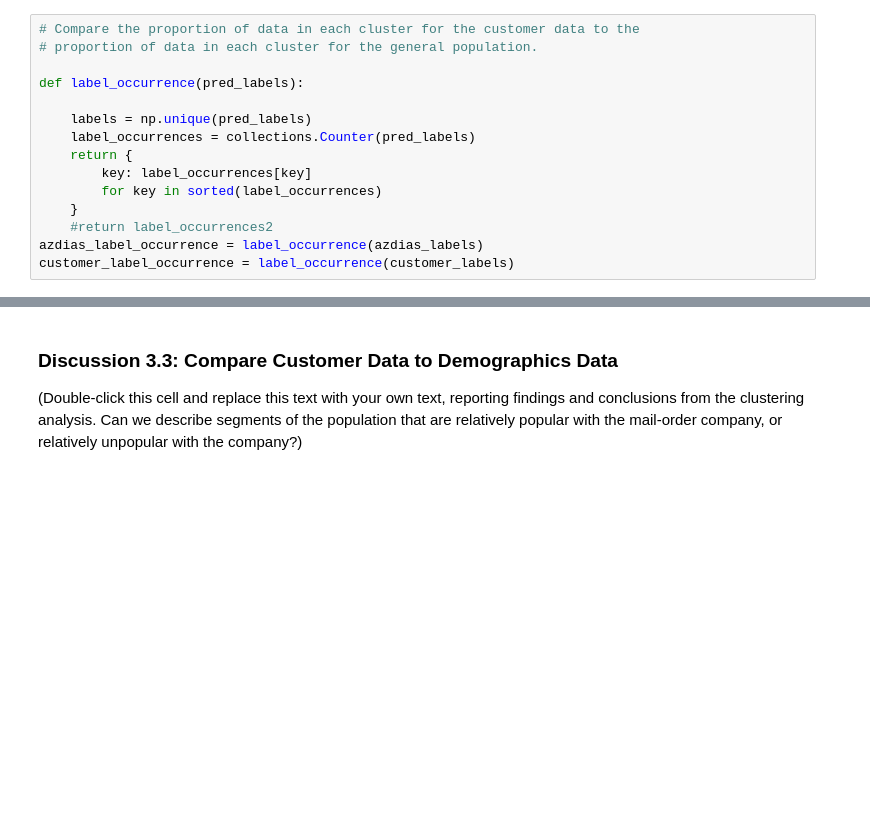
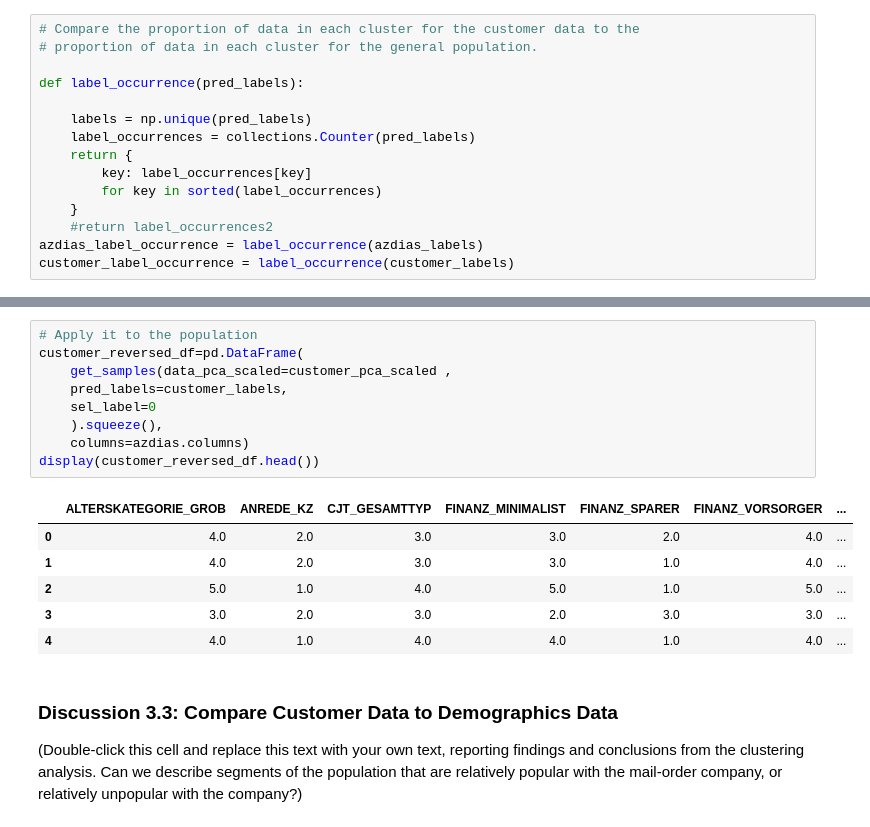
Before and after one commit to ahmedag91/Customer-Segmentation-Using-ML, a Jupyter notebook: Identify_Customer_Segments.ipynb, the cells around one changed output, grey strips where cells are left out. Saved outputs shown, nothing was run; the diff lists cells and outputs as text; blank space fills up the shorter version.

```diff
--- a/Identify_Customer_Segments.ipynb
+++ b/Identify_Customer_Segments.ipynb
@@ -1263,3 +1300,19 @@ display_segmentation(customer_label_occurrence)
+# %%
+# Apply it to the population
+customer_reversed_df=pd.DataFrame(
+    get_samples(data_pca_scaled=customer_pca_scaled ,
+    pred_labels=customer_labels,
+    sel_label=0
+    ).squeeze(),
+    columns=azdias.columns)
+display(customer_reversed_df.head())
+# %% [output]
+|  | ALTERSKATEGORIE_GROB | ANREDE_KZ | CJT_GESAMTTYP | FINANZ_MINIMALIST | FINANZ_SPARER | FINANZ_VORSORGER | ... |
+| 0 | 4.0 | 2.0 | 3.0 | 3.0 | 2.0 | 4.0 | ... |
+| 1 | 4.0 | 2.0 | 3.0 | 3.0 | 1.0 | 4.0 | ... |
+| 2 | 5.0 | 1.0 | 4.0 | 5.0 | 1.0 | 5.0 | ... |
+| 3 | 3.0 | 2.0 | 3.0 | 2.0 | 3.0 | 3.0 | ... |
+| 4 | 4.0 | 1.0 | 4.0 | 4.0 | 1.0 | 4.0 | ... |
 # %% [markdown]
 ### Discussion 3.3: Compare Customer Data to Demographics Data
 
```
Also changed, not shown: parts of 8 cells of this notebook.
